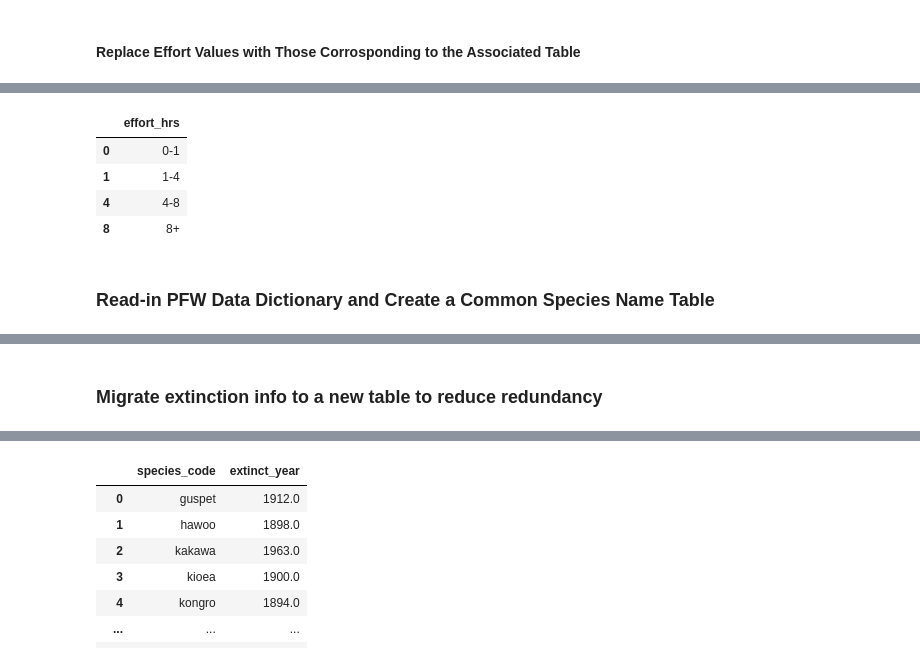
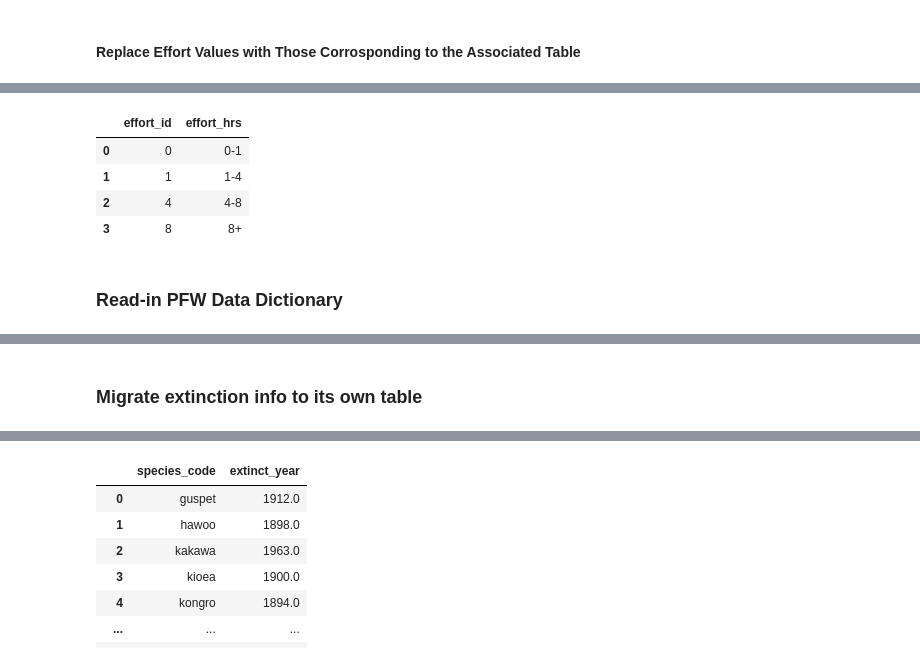
Before and after one commit to rkkocheran/project_feederwatch, a Jupyter notebook: notebooks/pfw_cleaning.ipynb, the cells around one changed output, grey strips where cells are left out. Saved outputs shown, nothing was run; the diff lists cells and outputs as text; code cells hidden in the pictures.

```diff
--- a/notebooks/pfw_cleaning.ipynb
+++ b/notebooks/pfw_cleaning.ipynb
@@ -207,9 +198,9 @@ pfw_df_1988_2021.head()
 # %% [markdown]
 #### Consolidate Data Entry Methods Into: 'Paper = 0', 'Web = 1', and 'Mobile = 2'
 # %%
-pfw_df_1988_2021.data_entry_method = pfw_df_1988_2021.data_entry_method.replace(to_replace=['.*[Pp]aper.*', '.*[Ww]eb.*', '.*[Mm]obile.*'],
-                                                                                value=[0, 1, 2],
-                                                                                regex=True)
+pfw_df_1988_2021.entry_id = pfw_df_1988_2021.entry_id.replace(to_replace=['.*[Pp]aper.*', '.*[Ww]eb.*', '.*[Mm]obile.*'],
+                                                              value=[0, 1, 2],
+                                                              regex=True)
 # %% [markdown]
 #### Create the dimension table
 # %%
@@ -226,6 +217,3 @@ entry_methods_dim
 ### Create a dimension table for Effort in Hours
 # %% [markdown]
 #### Replace Effort Values with Those Corrosponding to the Associated Table
-# %%
-pfw_df_1988_2021.effort_hrs_atleast = pfw_df_1988_2021.effort_hrs_atleast.replace(to_replace=[0.001, 1.001, 4.001, 8.001],
-                                                                                  value=[0, 1, 4, 8])
@@ -238,0 +220,4 @@ effort_dim.dropna(axis=0, inplace=True)
+# %%
+effort_dim = pd.DataFrame(data=pfw_df_1988_2021.loc[pfw_df_1988_2021.effort_id != -1].effort_id.unique(),
+                          columns=['effort_hrs'])
+effort_dim
@@ -238,0 +230,4 @@ effort_dim.dropna(axis=0, inplace=True)
+# %%
+effort_dim = effort_dim.replace(to_replace=[0, 1, 4, 8],
+                                value=['0-1', '1-4', '4-8', '8+'])
+effort_dim
@@ -239,13 +240,14 @@ effort_dim.dropna(axis=0, inplace=True)
 # %%
 effort_dim = effort_dim.sort_values(by='effort_hrs').reset_index(drop=True)
 effort_dim = effort_dim.rename(index={0:0, 1:1, 2:4, 3:8})
+effort_dim = effort_dim.reset_index().rename(columns={'index':'effort_id'})
 effort_dim
 # %% [output]
-|  | effort_hrs |
-| 0 | 0-1 |
-| 1 | 1-4 |
-| 4 | 4-8 |
-| 8 | 8+ |
+|  | effort_id | effort_hrs |
+| 0 | 0 | 0-1 |
+| 1 | 1 | 1-4 |
+| 2 | 4 | 4-8 |
+| 3 | 8 | 8+ |
 # %% [markdown]
-### Read-in PFW Data Dictionary and Create a Common Species Name Table
+### Read-in PFW Data Dictionary
 # %%
@@ -281,4 +283,4 @@ pfw_data_dict
 | 15965 | katmaw2 | Ploceus katangae katangae | Katanga Masked-Weaver (Katanga) | Passeriformes | Ploceidae (Weavers and Allies) | 0 | NaN |
 15966 rows × 7 columns
 # %% [markdown]
-### Migrate extinction info to a new table to reduce redundancy
+### Migrate extinction info to its own table
```
Also changed, not shown: parts of 53 cells of this notebook.
